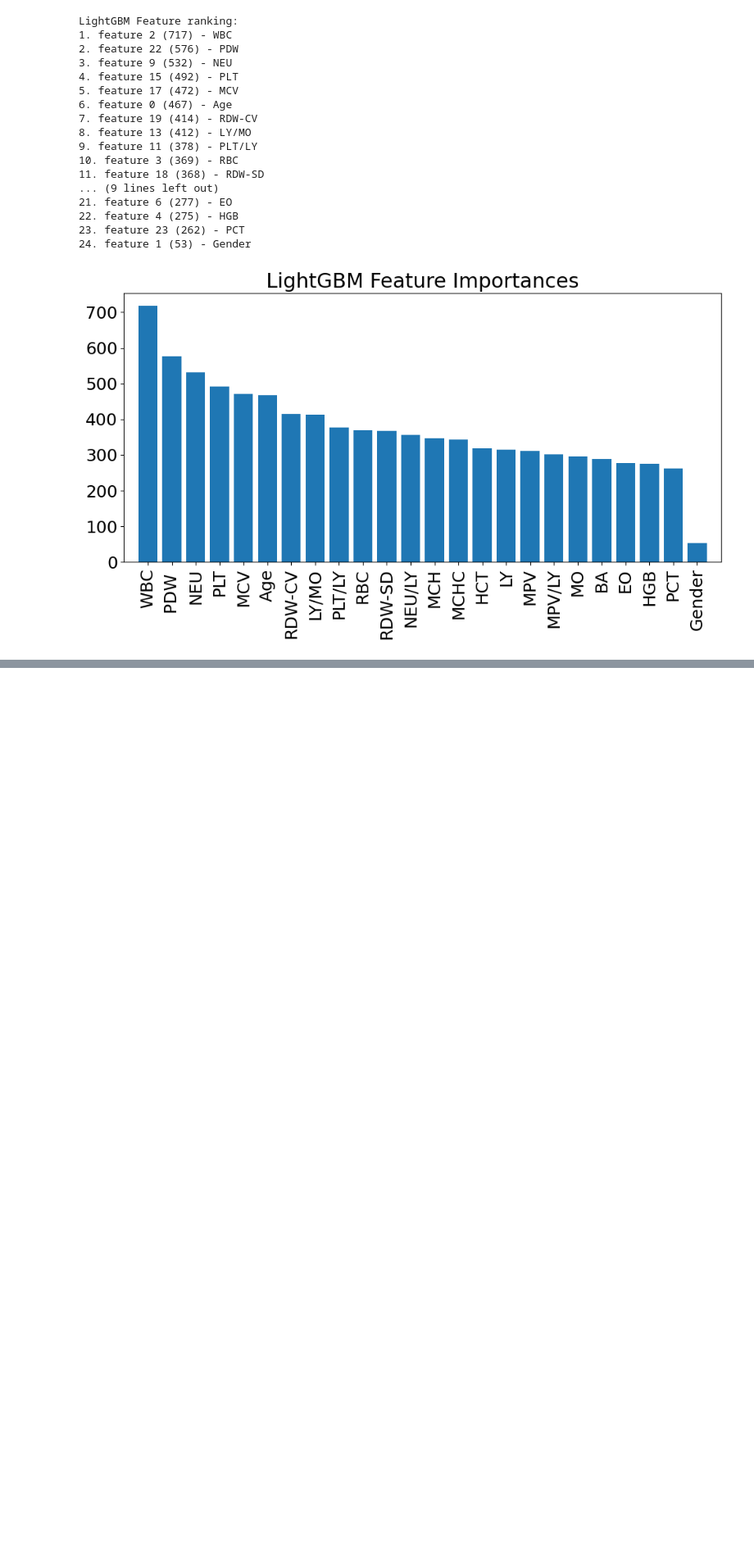
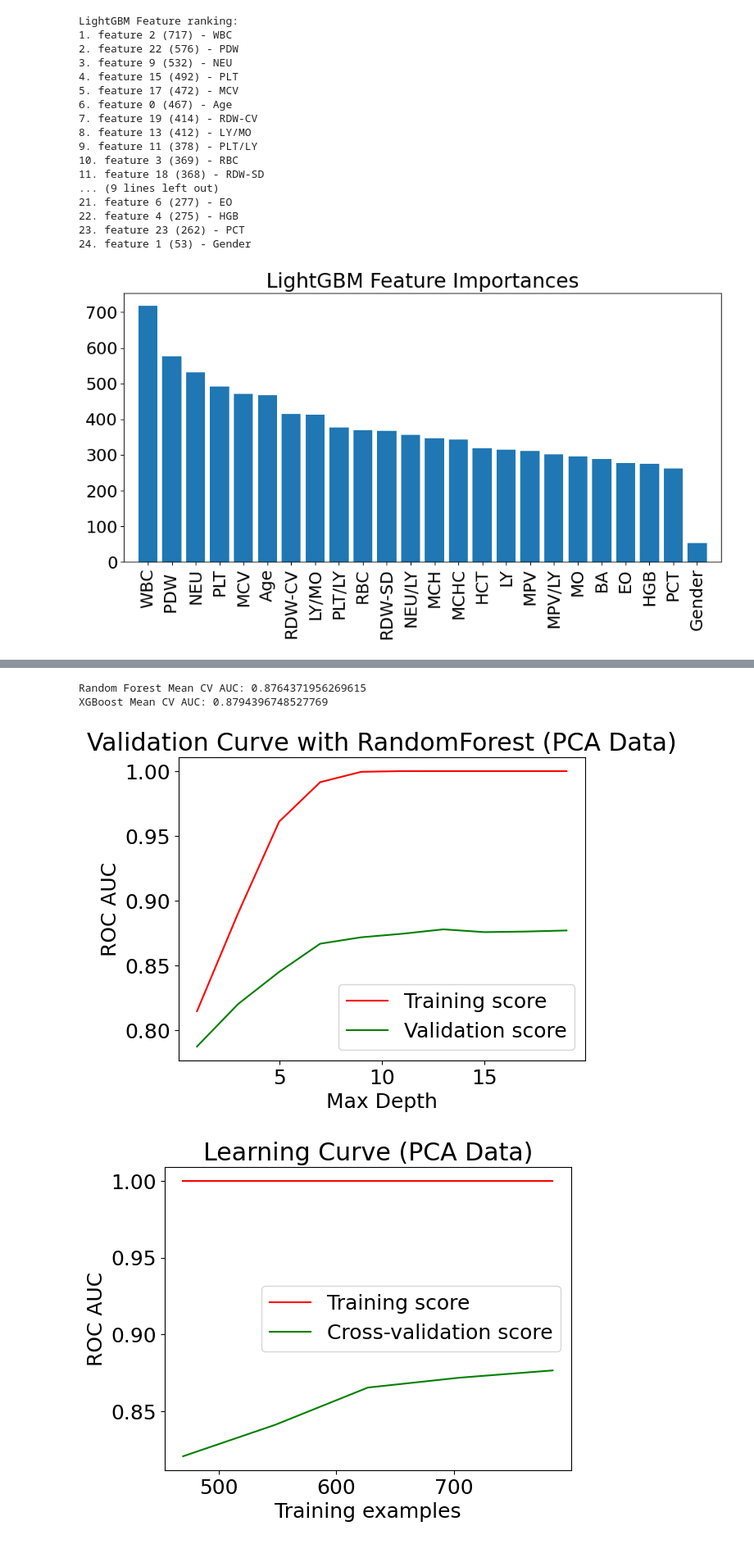
Before and after one commit to Clarkson-Applied-Data-Science/2024_ia651_DineshPendyala_SrihariNagineni, a Jupyter notebook: IA651_Project_HeartAttack_draft.ipynb, the cells around one changed output, grey strips where cells are left out. Shown at 82% size. Cells and saved outputs as stored; diff of their text form; code cells hidden in the pictures; blank space fills up the shorter version.

```diff
--- a/IA651_Project_HeartAttack_draft.ipynb
+++ b/IA651_Project_HeartAttack_draft.ipynb
@@ -1699,0 +1779,66 @@ LightGBM Feature ranking:
+# %%
+
+# Standardize the data
+scaler = StandardScaler()
+X_scaled = scaler.fit_transform(X)
+
+# Apply PCA
+pca = PCA(n_components=0.95)  # Retain 95% of the variance
+X_pca = pca.fit_transform(X_scaled)
+
+# Cross-Validation on PCA data
+# Random Forest
+rf_clf = RandomForestClassifier(random_state=42)
+rf_scores = cross_val_score(rf_clf, X_pca, y, cv=5, scoring='roc_auc_ovr')
+rf_mean_cv_auc = rf_scores.mean()
+print(f'Random Forest Mean CV AUC: {rf_mean_cv_auc}')
+
+# XGBoost
+xgb_clf = xgb.XGBClassifier(random_state=42)
+xgb_scores = cross_val_score(xgb_clf, X_pca, y, cv=5, scoring='roc_auc_ovr')
+xgb_mean_cv_auc = xgb_scores.mean()
+print(f'XGBoost Mean CV AUC: {xgb_mean_cv_auc}')
+
+# Validation Curve
+# Random Forest Validation Curve
+param_range = np.arange(1, 21, 2)
+train_scores, test_scores = validation_curve(
+    RandomForestClassifier(random_state=42),
+    X_pca, y, param_name="max_depth", param_range=param_range,
+    scoring="roc_auc_ovr", cv=5
+)
+train_scores_mean = np.mean(train_scores, axis=1)
+test_scores_mean = np.mean(test_scores, axis=1)
+
+plt.figure()
+plt.plot(param_range, train_scores_mean, label="Training score", color="r")
+plt.plot(param_range, test_scores_mean, label="Validation score", color="g")
+plt.xlabel("Max Depth")
+plt.ylabel("ROC AUC")
+plt.title("Validation Curve with RandomForest (PCA Data)")
+plt.legend(loc="best")
+plt.savefig('rf_validation_curve_pca.png')
+plt.show()
+
+# Learning Curve
+train_sizes, train_scores, test_scores = learning_curve(
+    RandomForestClassifier(random_state=42), X_pca, y, cv=5, scoring='roc_auc_ovr', n_jobs=-1,
+    train_sizes=np.linspace(0.1, 1.0, 10)
+)
+train_scores_mean = np.mean(train_scores, axis=1)
+test_scores_mean = np.mean(test_scores, axis=1)
+
+plt.figure()
+plt.plot(train_sizes, train_scores_mean, label="Training score", color="r")
+plt.plot(train_sizes, test_scores_mean, label="Cross-validation score", color="g")
+plt.xlabel("Training examples")
+plt.ylabel("ROC AUC")
+plt.title("Learning Curve (PCA Data)")
+plt.legend(loc="best")
+plt.savefig('rf_learning_curve_pca.png')
+plt.show()
+# %% [output]
+Random Forest Mean CV AUC: 0.8764371956269615
+XGBoost Mean CV AUC: 0.8794396748527769
+[figure, added]
+[figure, added]
```
Also changed, not shown: parts of 11 cells of this notebook, 1 other file.
